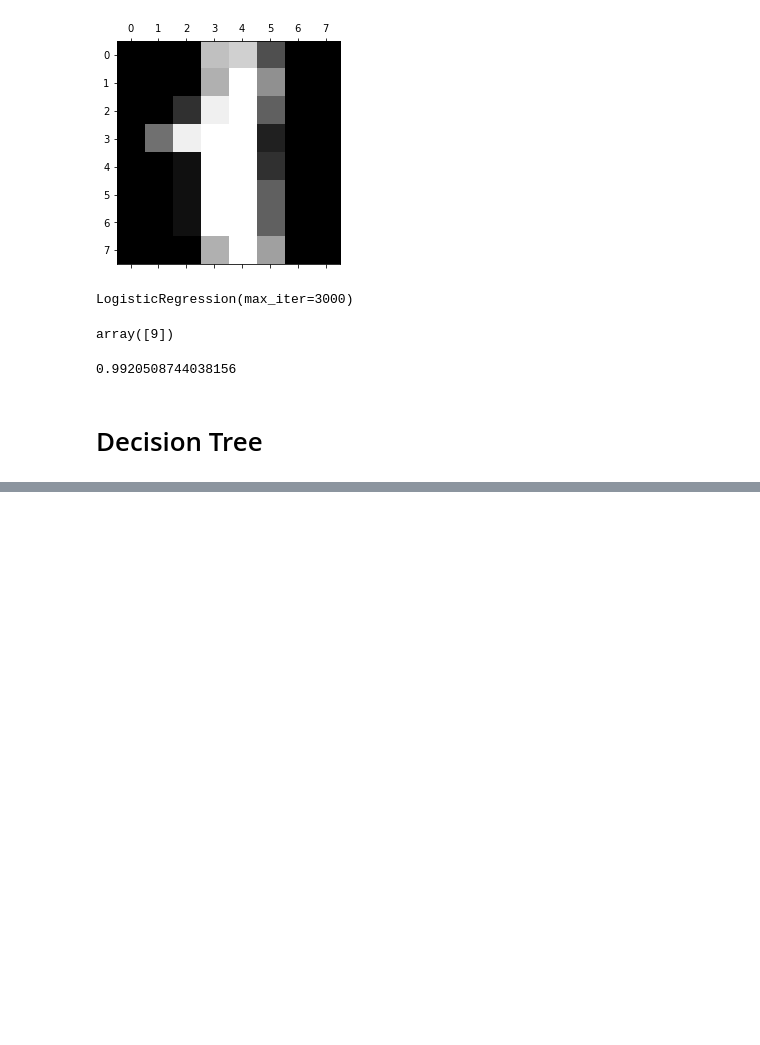
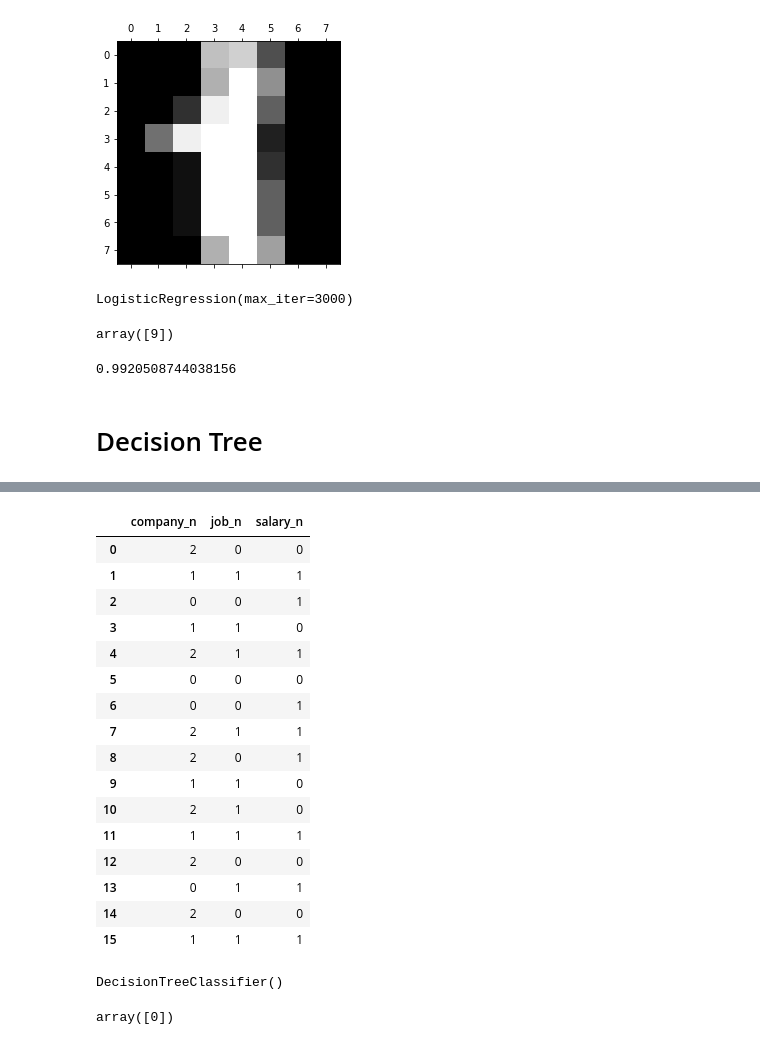
Before and after one commit to Mahesh-Kasabe/Machine-Learning, a Jupyter notebook: Machine_Learning.ipynb, the cells around one changed output, grey strips where cells are left out. Saved outputs shown, nothing was run; the diff lists cells and outputs as text; code cells hidden in the pictures; blank space fills up the shorter version.

```diff
--- a/Machine_Learning.ipynb
+++ b/Machine_Learning.ipynb
@@ -219,0 +291,21 @@ model.score(x_test,y_test)
+# %%
+inputs_n = inputs.drop(['company','job','degree'], axis='columns')
+inputs_n
+# %% [output]
+|  | company_n | job_n | salary_n |
+| 0 | 2 | 0 | 0 |
+| 1 | 1 | 1 | 1 |
+| 2 | 0 | 0 | 1 |
+| 3 | 1 | 1 | 0 |
+| 4 | 2 | 1 | 1 |
+| 5 | 0 | 0 | 0 |
+| 6 | 0 | 0 | 1 |
+| 7 | 2 | 1 | 1 |
+| 8 | 2 | 0 | 1 |
+| 9 | 1 | 1 | 0 |
+| 10 | 2 | 1 | 0 |
+| 11 | 1 | 1 | 1 |
+| 12 | 2 | 0 | 0 |
+| 13 | 0 | 1 | 1 |
+| 14 | 2 | 0 | 0 |
+| 15 | 1 | 1 | 1 |
@@ -219,0 +316,8 @@ model.score(x_test,y_test)
+# %%
+model.fit(inputs_n,target)
+# %% [output]
+DecisionTreeClassifier()
+# %%
+model.predict([['2','1','1']])
+# %% [output]
+array([0])
```
Also changed, not shown: parts of 7 cells of this notebook.
